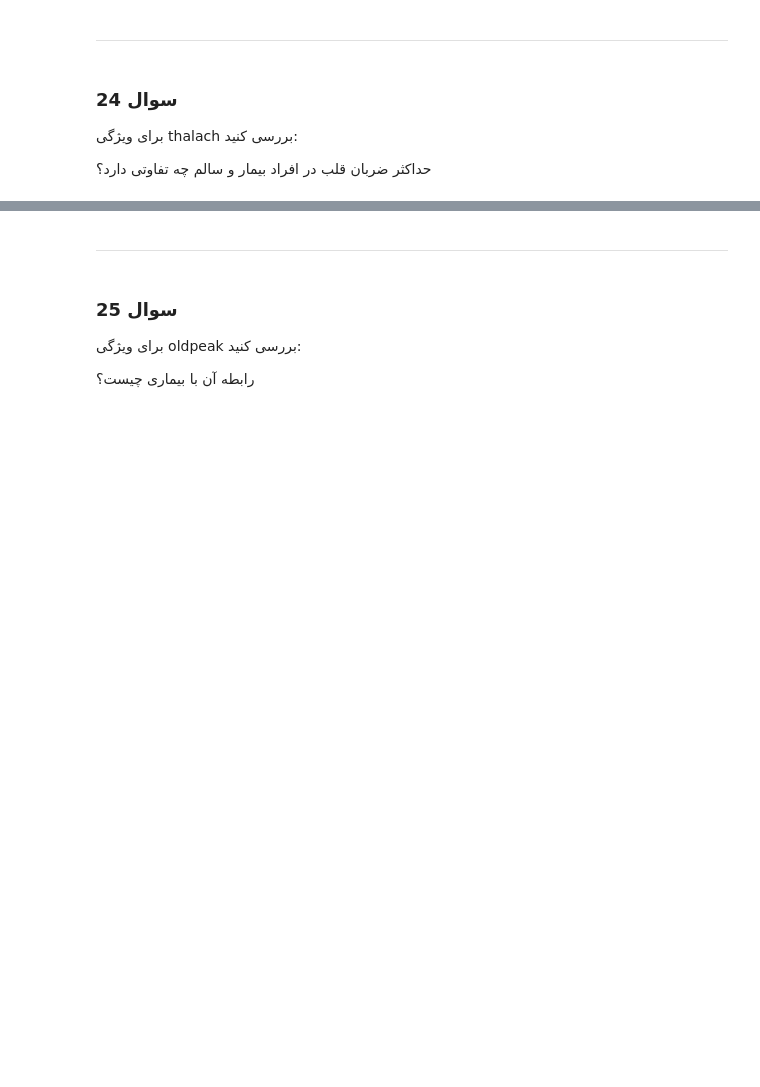
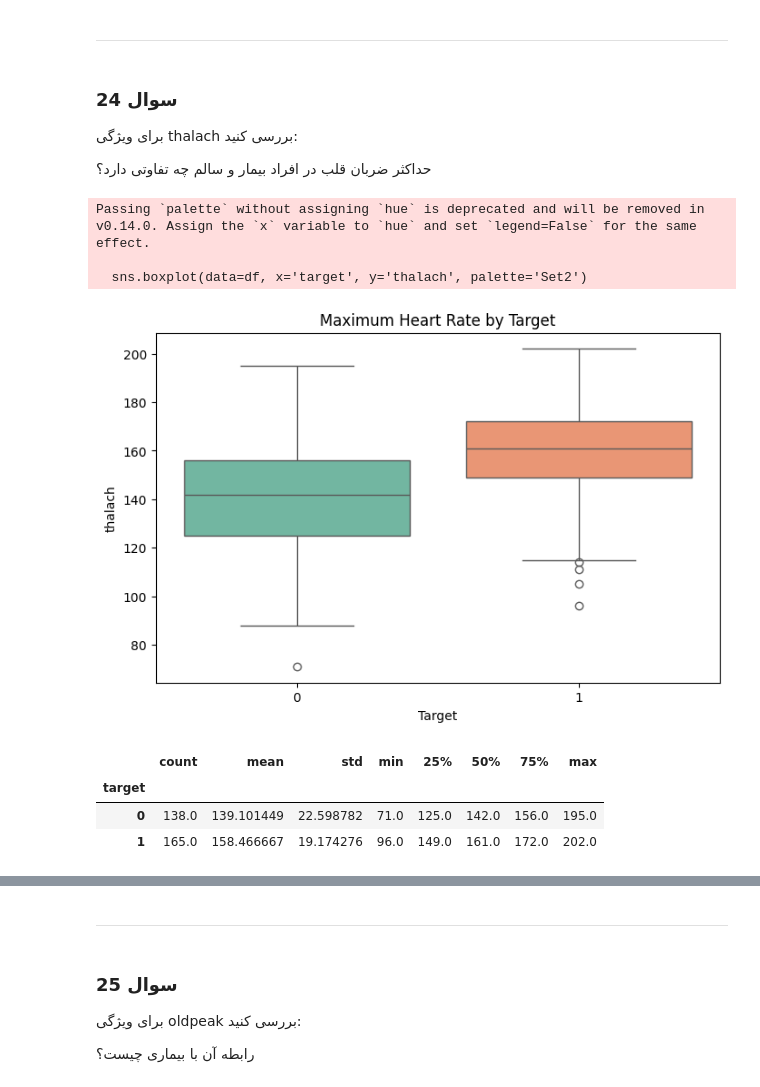
Before and after one commit to MehradAmiresmi/Data-Mining-Answer, a Jupyter notebook: task_1/001_data_understanding.ipynb, the cells around one changed output, grey strips where cells are left out. Cells and saved outputs as stored; diff of their text form; code cells hidden in the pictures; blank space fills up the shorter version.

```diff
--- a/task_1/001_data_understanding.ipynb
+++ b/task_1/001_data_understanding.ipynb
@@ -897,3 +920,20 @@ plt.show()
 برای ویژگی thalach بررسی کنید:
 
 حداکثر ضربان قلب در افراد بیمار و سالم چه تفاوتی دارد؟
+# %%
+plt.figure(figsize=(8,5))
+sns.boxplot(data=df, x='target', y='thalach', palette='Set2')
+plt.title('Maximum Heart Rate by Target')
+plt.xlabel('Target')
+plt.ylabel('thalach')
+plt.show()
+df.groupby('target')['thalach'].describe()
+# %% [output]
+Passing `palette` without assigning `hue` is deprecated and will be removed in v0.14.0. Assign the `x` variable to `hue` and set `legend=False` for the same effect.
+
+  sns.boxplot(data=df, x='target', y='thalach', palette='Set2')
+[figure, added]
+|  | count | mean | std | min | 25% | 50% | 75% | max |
+| target |  |  |  |  |  |  |  |  |
+| 0 | 138.0 | 139.101449 | 22.598782 | 71.0 | 125.0 | 142.0 | 156.0 | 195.0 |
+| 1 | 165.0 | 158.466667 | 19.174276 | 96.0 | 149.0 | 161.0 | 172.0 | 202.0 |
```
Also changed, not shown: parts of 44 cells of this notebook, 1 other file.
